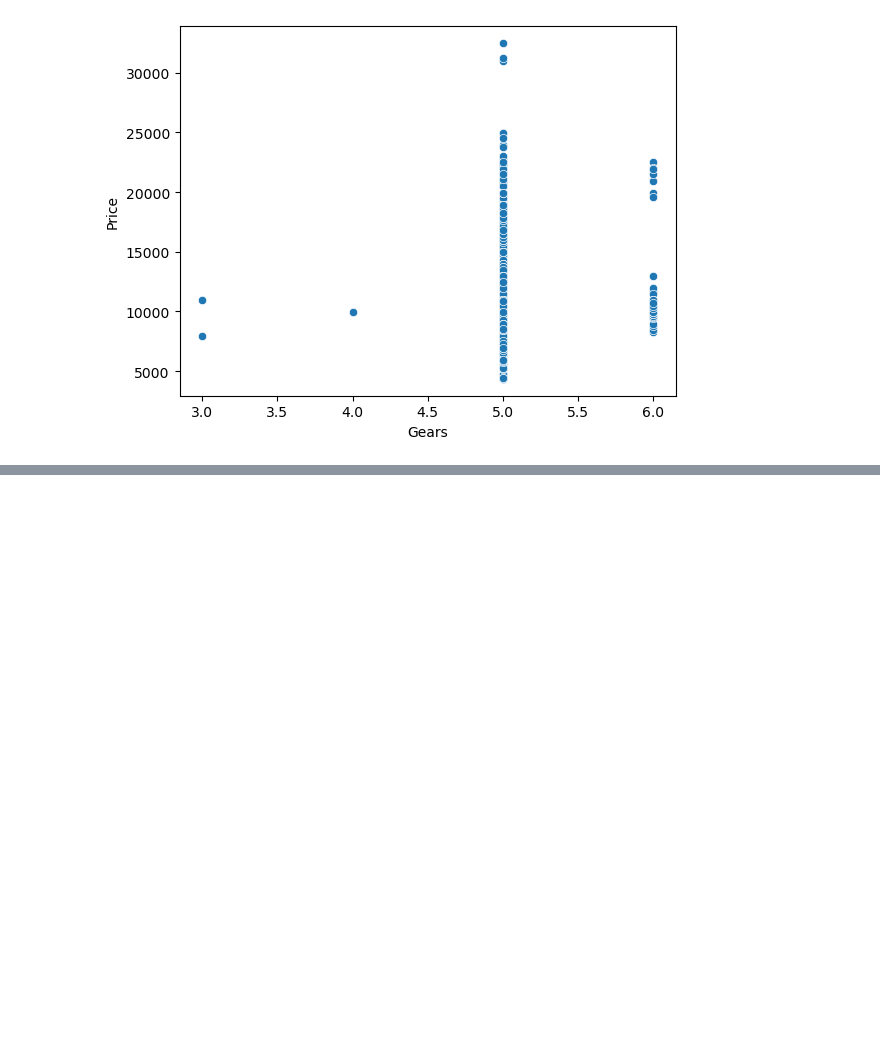
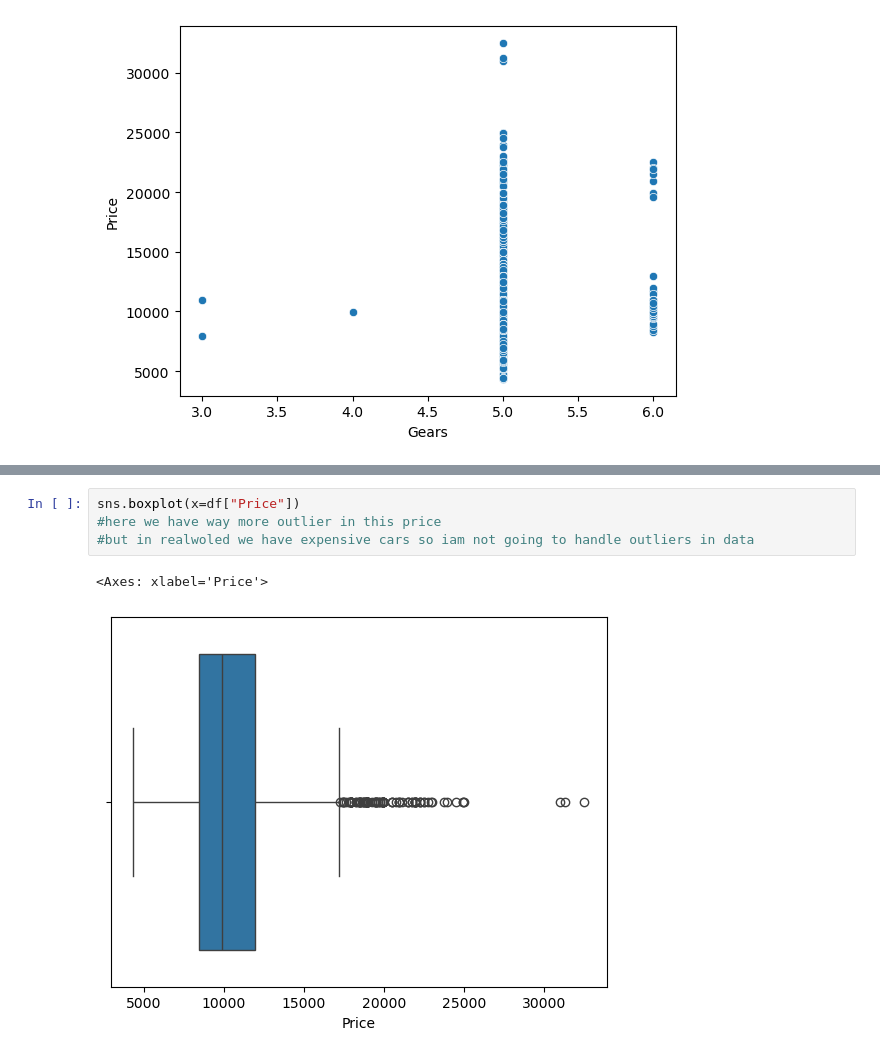
Before and after one commit to nphaniraj46/Machine_Learning, a Jupyter notebook: MLR/MLR.ipynb, the cells around one changed output, grey strips where cells are left out. Drawn from its saved outputs; the diff is of its cells as text; blank space fills up the shorter version.

```diff
--- a/MLR/MLR.ipynb
+++ b/MLR/MLR.ipynb
@@ -183,0 +196,7 @@ sns.scatterplot(x="Gears",y='Price',data=df)
+# %%
+sns.boxplot(x=df["Price"])
+#here we have way more outlier in this price
+#but in realwoled we have expensive cars so iam not going to handle outliers in data
+# %% [output]
+<Axes: xlabel='Price'>
+[figure, added]
```
Also changed, not shown: parts of 15 cells of this notebook.
